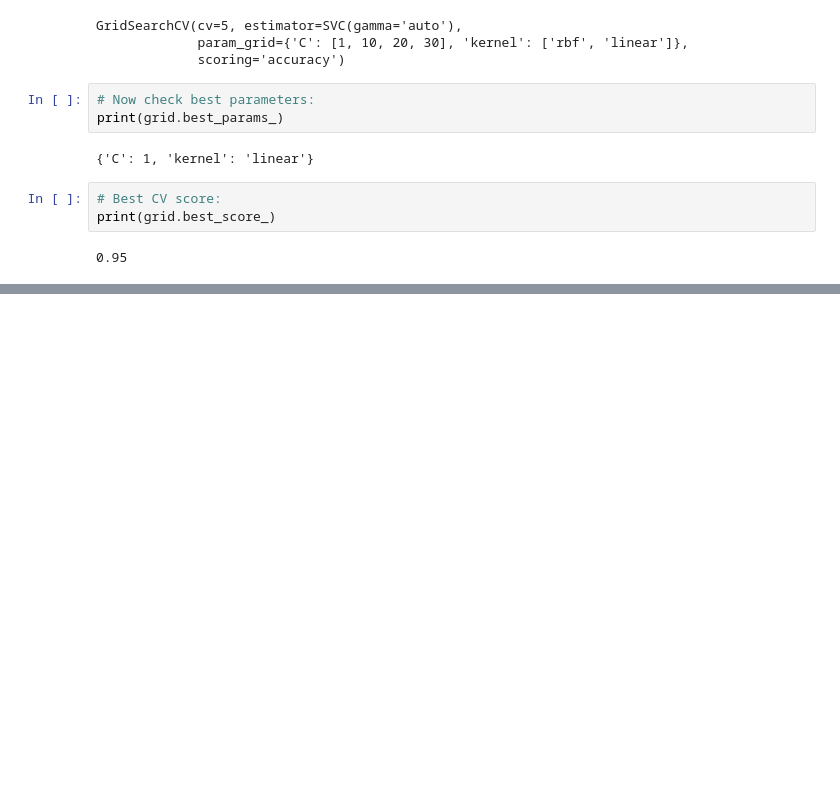
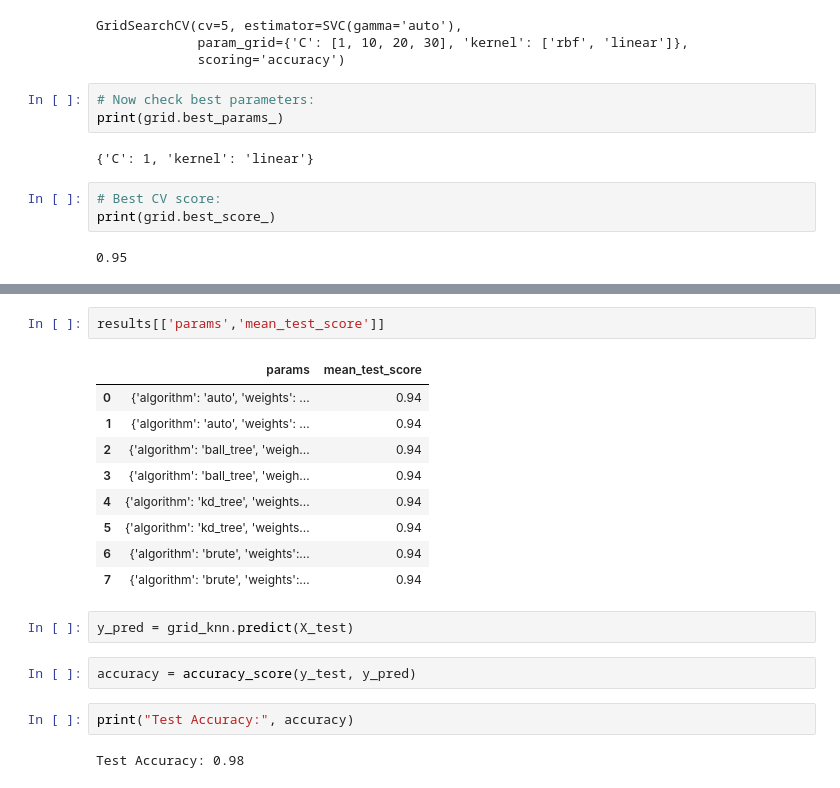
Before and after one commit to vibhanimbalkar97-star/python_journey, a Jupyter notebook: ML/02.SupervisedLearning/2.Classification/8_GridSearchCV/GridSearchCV.ipynb, the cells around one changed output, grey strips where cells are left out. Saved outputs shown, nothing was run; the diff lists cells and outputs as text; blank space fills up the shorter version.

```diff
--- a/ML/02.SupervisedLearning/2.Classification/8_GridSearchCV/GridSearchCV.ipynb
+++ b/ML/02.SupervisedLearning/2.Classification/8_GridSearchCV/GridSearchCV.ipynb
@@ -56,0 +113,20 @@ print(grid.best_score_)
+# %%
+results[['params','mean_test_score']]
+# %% [output]
+|  | params | mean_test_score |
+| 0 | {'algorithm': 'auto', 'weights': ... | 0.94 |
+| 1 | {'algorithm': 'auto', 'weights': ... | 0.94 |
+| 2 | {'algorithm': 'ball_tree', 'weigh... | 0.94 |
+| 3 | {'algorithm': 'ball_tree', 'weigh... | 0.94 |
+| 4 | {'algorithm': 'kd_tree', 'weights... | 0.94 |
+| 5 | {'algorithm': 'kd_tree', 'weights... | 0.94 |
+| 6 | {'algorithm': 'brute', 'weights':... | 0.94 |
+| 7 | {'algorithm': 'brute', 'weights':... | 0.94 |
+# %%
+y_pred = grid_knn.predict(X_test)
+# %%
+accuracy = accuracy_score(y_test, y_pred)
+# %%
+print("Test Accuracy:", accuracy)
+# %% [output]
+Test Accuracy: 0.98
```
Also changed, not shown: parts of 14 cells of this notebook, 1 other file.
